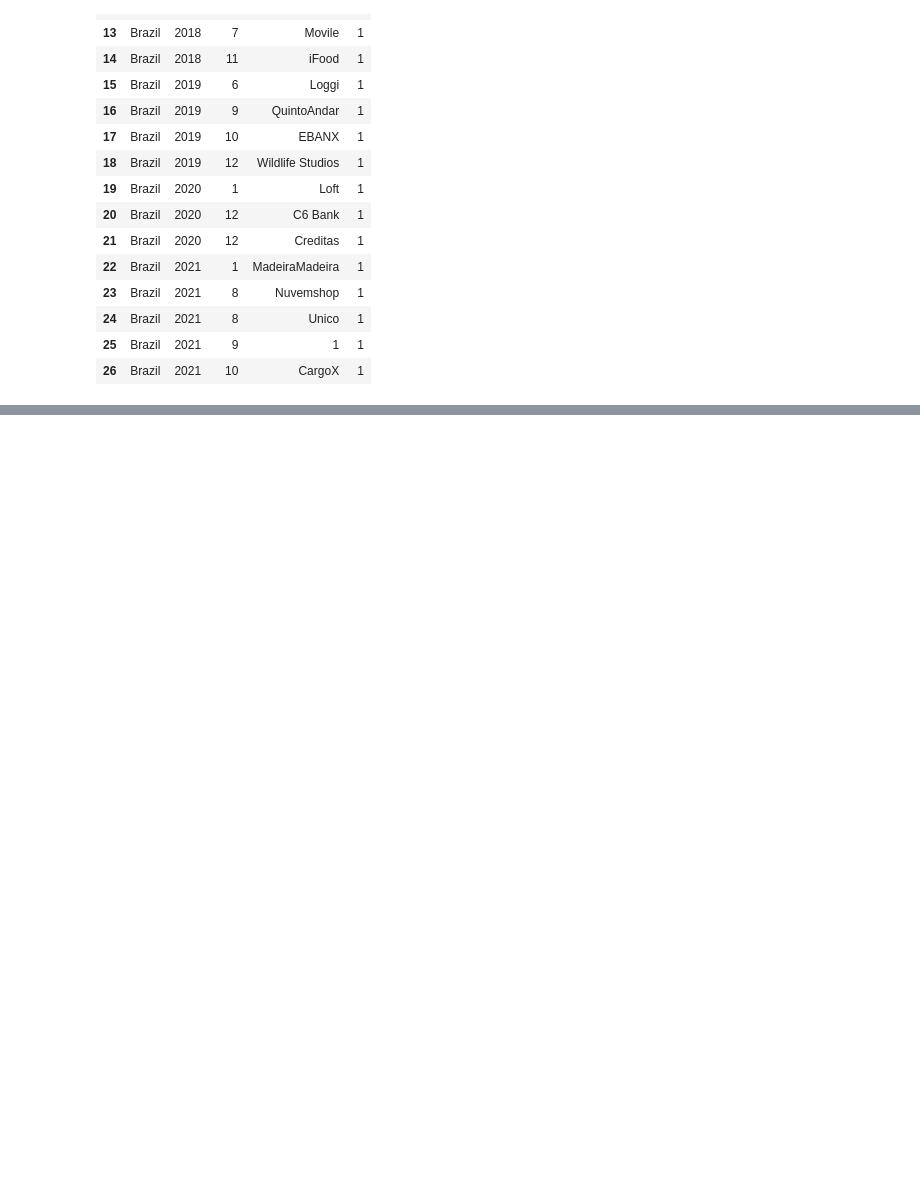
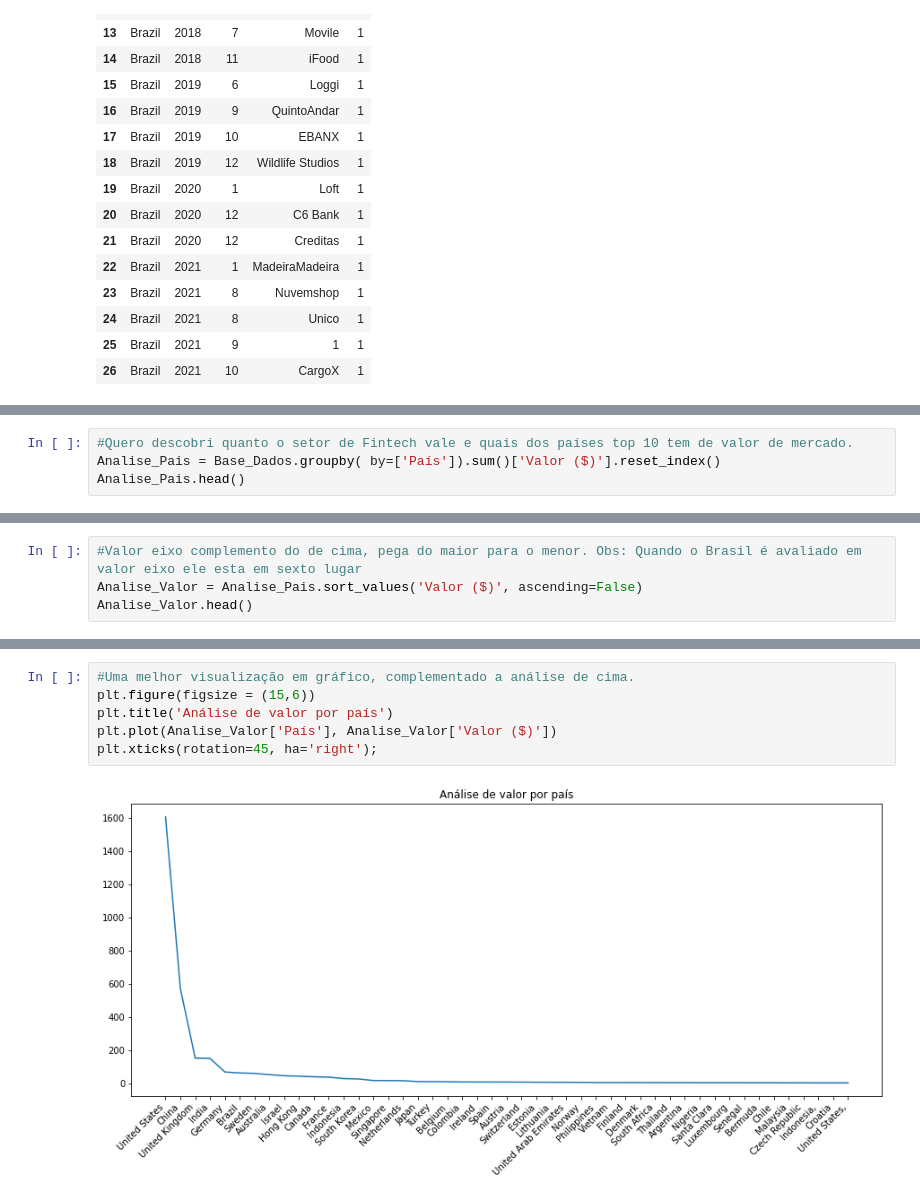
Before and after one commit to DeniseBarbosa/Projeto-Case-Empresas-Unicornios, a Jupyter notebook: Projeto_Unicornios.ipynb, the cells around one changed output, grey strips where cells are left out. Saved outputs shown, nothing was run; the diff lists cells and outputs as text; blank space fills up the shorter version.

```diff
--- a/Projeto_Unicornios.ipynb
+++ b/Projeto_Unicornios.ipynb
@@ -309,3 +309,7 @@ Base_Dados.head()
 | 2 | 2 | Stripe | 95.0 | 2014-01-23 | United States | San Francisco | Fintech | Khosla Ventures, LowercaseCapital... | 1 | ... |
 | 3 | 3 | Klarna | 45.6 | 2011-12-12 | Sweden | Stockholm | Fintech | Institutional Venture Partners, S... | 12 | ... |
 | 4 | 4 | Canva | 40.0 | 2018-01-08 | Australia | Surry Hills | Internet software & services | Sequoia Capital China, Blackbird ... | 1 | ... |
+# %%
+#Quero descobri quanto o setor de Fintech vale e quais dos países top 10 tem de valor de mercado.
+Analise_Pais = Base_Dados.groupby( by=['País']).sum()['Valor ($)'].reset_index()
+Analise_Pais.head()
@@ -311,0 +323,4 @@ Base_Dados.head()
+# %%
+#Valor eixo complemento do de cima, pega do maior para o menor. Obs: Quando o Brasil é avaliado em valor eixo ele esta em sexto lugar
+Analise_Valor = Analise_Pais.sort_values('Valor ($)', ascending=False)
+Analise_Valor.head()
@@ -311,0 +334,8 @@ Base_Dados.head()
+# %%
+#Uma melhor visualização em gráfico, complementado a análise de cima.
+plt.figure(figsize = (15,6))
+plt.title('Análise de valor por país')
+plt.plot(Analise_Valor['País'], Analise_Valor['Valor ($)'])
+plt.xticks(rotation=45, ha='right');
+# %% [output]
+[figure, added]
```
Also changed, not shown: parts of 2 cells of this notebook.
